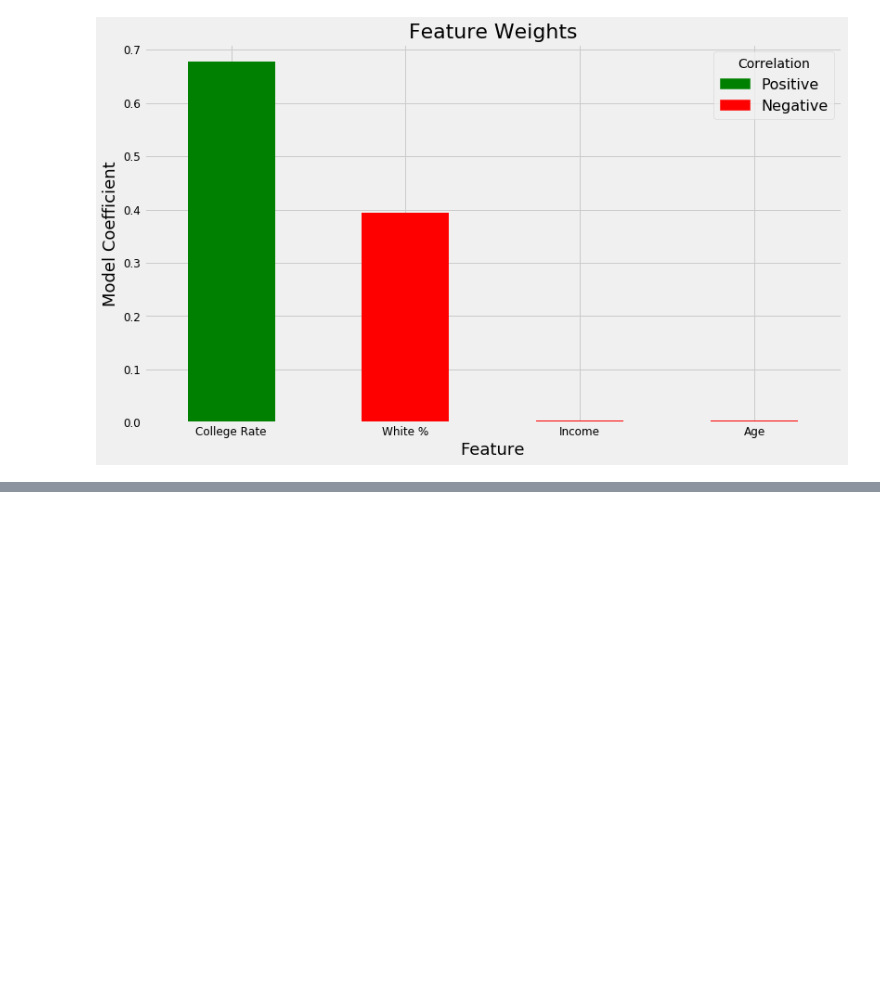
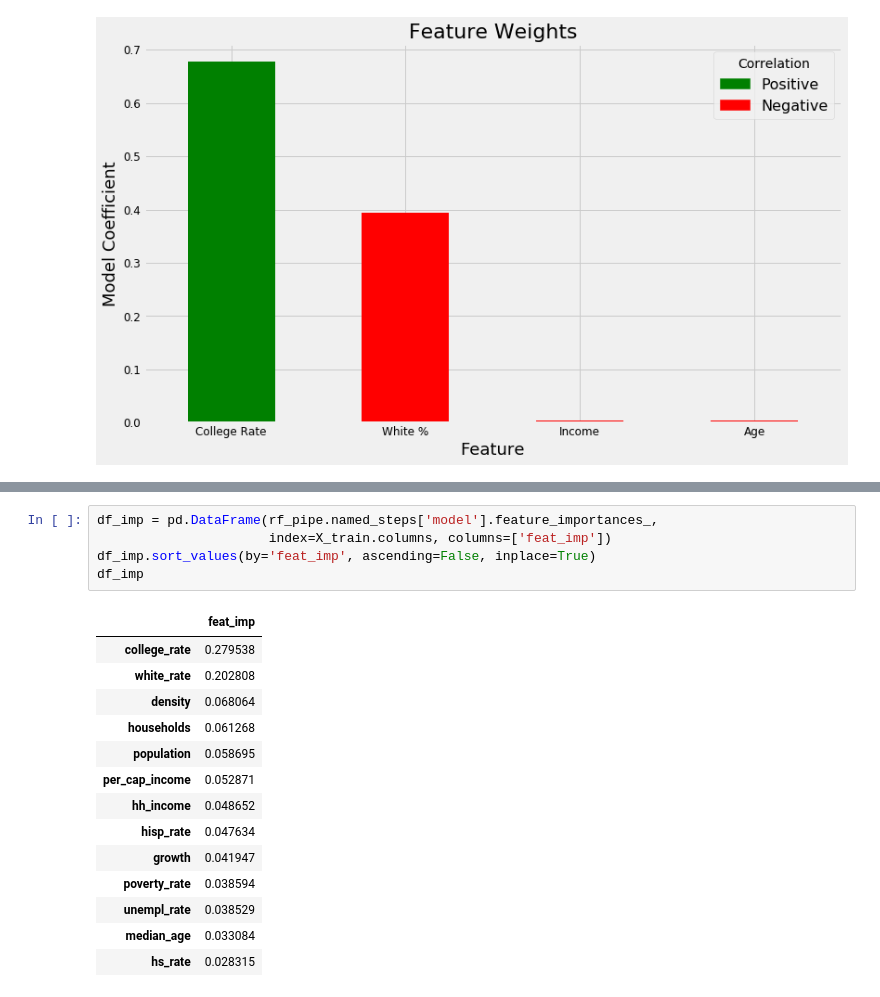
Before and after one commit to kevscon/Project-3, a Jupyter notebook: modeling-rev.ipynb, the cells around one changed output, grey strips where cells are left out. Drawn from its saved outputs; the diff is of its cells as text; blank space fills up the shorter version.

```diff
--- a/modeling-rev.ipynb
+++ b/modeling-rev.ipynb
@@ -925,0 +942,20 @@ plt.legend(title='Correlation', handles=[pos_patch, neg_patch]);
+# %%
+df_imp = pd.DataFrame(rf_pipe.named_steps['model'].feature_importances_,
+                      index=X_train.columns, columns=['feat_imp'])
+df_imp.sort_values(by='feat_imp', ascending=False, inplace=True)
+df_imp
+# %% [output]
+|  | feat_imp |
+| college_rate | 0.279538 |
+| white_rate | 0.202808 |
+| density | 0.068064 |
+| households | 0.061268 |
+| population | 0.058695 |
+| per_cap_income | 0.052871 |
+| hh_income | 0.048652 |
+| hisp_rate | 0.047634 |
+| growth | 0.041947 |
+| poverty_rate | 0.038594 |
+| unempl_rate | 0.038529 |
+| median_age | 0.033084 |
+| hs_rate | 0.028315 |
```
Also changed, not shown: parts of 15 cells of this notebook.
